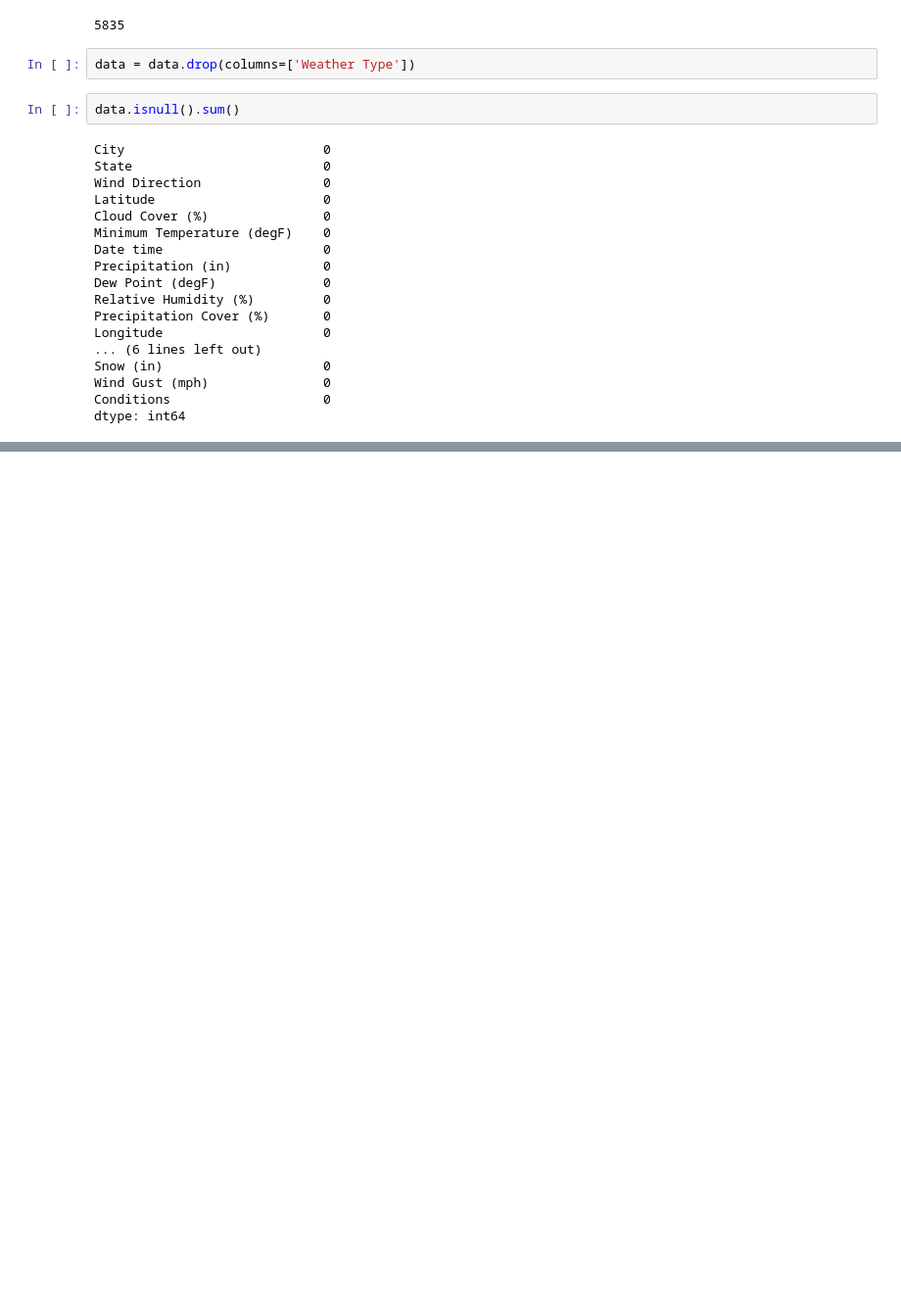
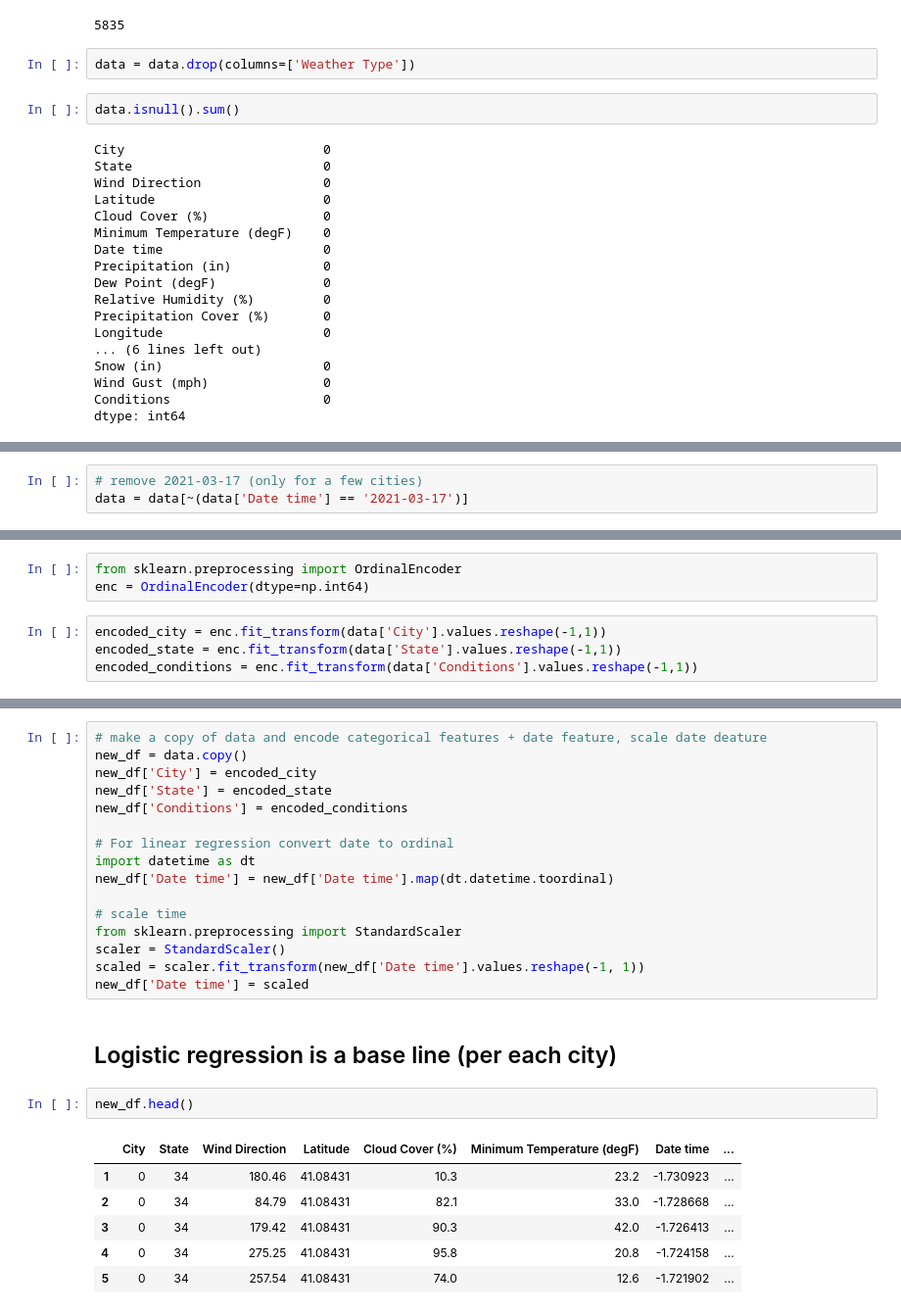
Before and after one commit to BloomTech-Labs/PT17_cityspire-b-ds, a Jupyter notebook: notebooks/model/weather/weather.ipynb, the cells around one changed output, grey strips where cells are left out. Shown: that part at 98% size. Saved outputs shown, nothing was run; the diff lists cells and outputs as text; blank space fills up the shorter version.

```diff
--- a/notebooks/model/weather/weather.ipynb
+++ b/notebooks/model/weather/weather.ipynb
@@ -720,0 +750,3 @@ dtype: int64
+# %%
+# remove 2021-03-17 (only for a few cities)
+data = data[~(data['Date time'] == '2021-03-17')]
@@ -720,0 +780,7 @@ dtype: int64
+# %%
+from sklearn.preprocessing import OrdinalEncoder
+enc = OrdinalEncoder(dtype=np.int64)
+# %%
+encoded_city = enc.fit_transform(data['City'].values.reshape(-1,1))
+encoded_state = enc.fit_transform(data['State'].values.reshape(-1,1))
+encoded_conditions = enc.fit_transform(data['Conditions'].values.reshape(-1,1))
@@ -720,0 +797,27 @@ dtype: int64
+# %%
+# make a copy of data and encode categorical features + date feature, scale date deature
+new_df = data.copy()
+new_df['City'] = encoded_city
+new_df['State'] = encoded_state
+new_df['Conditions'] = encoded_conditions
+
+# For linear regression convert date to ordinal
+import datetime as dt
+new_df['Date time'] = new_df['Date time'].map(dt.datetime.toordinal)
+
+# scale time
+from sklearn.preprocessing import StandardScaler
+scaler = StandardScaler()
+scaled = scaler.fit_transform(new_df['Date time'].values.reshape(-1, 1))
+new_df['Date time'] = scaled
+# %% [markdown]
+## Logistic regression is a base line (per each city)
+# %%
+new_df.head()
+# %% [output]
+|  | City | State | Wind Direction | Latitude | Cloud Cover (%) | Minimum Temperature (degF) | Date time | ... |
+| 1 | 0 | 34 | 180.46 | 41.08431 | 10.3 | 23.2 | -1.730923 | ... |
+| 2 | 0 | 34 | 84.79 | 41.08431 | 82.1 | 33.0 | -1.728668 | ... |
+| 3 | 0 | 34 | 179.42 | 41.08431 | 90.3 | 42.0 | -1.726413 | ... |
+| 4 | 0 | 34 | 275.25 | 41.08431 | 95.8 | 20.8 | -1.724158 | ... |
+| 5 | 0 | 34 | 257.54 | 41.08431 | 74.0 | 12.6 | -1.721902 | ... |
```
Also changed, not shown: parts of 26 cells of this notebook.
